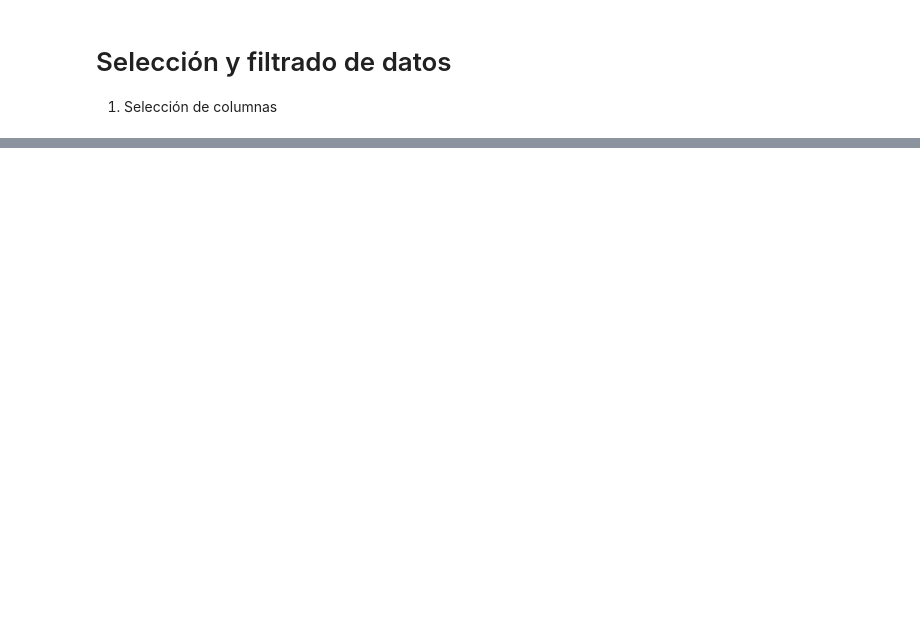
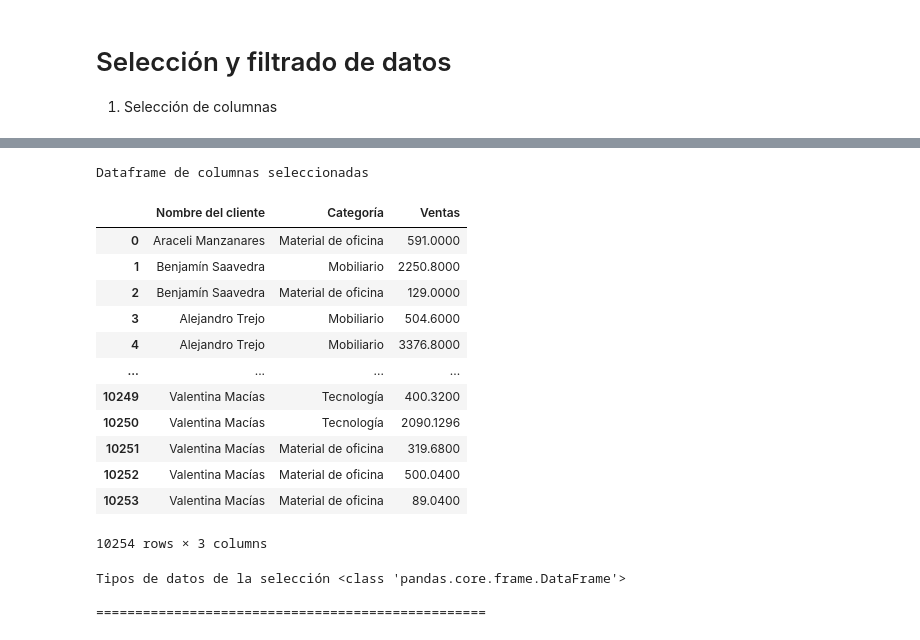
Before and after one commit to juanD20-9/Ejercicios-Bootcamp-AI, a Jupyter notebook: Ejercicio_pandas.ipynb, the cells around one changed output, grey strips where cells are left out. Cells and saved outputs as stored; diff of their text form; code cells hidden in the pictures; blank space fills up the shorter version.

```diff
--- a/Ejercicio_pandas.ipynb
+++ b/Ejercicio_pandas.ipynb
@@ -484,0 +441,25 @@ Name: Valor, Length: 133511, dtype: bool
+# %%
+#Selección de varias columnas
+varias_colum = df_xlsx[['Nombre del cliente', 'Categoría', 'Ventas']] # El nombre de la columna debe estar escrito tal cual en la base de datos
+print("Dataframe de columnas seleccionadas")
+display(varias_colum)
+print("Tipos de datos de la selección", type(varias_colum))
+print("\n" + "="*50 + "\n")
+# %% [output]
+Dataframe de columnas seleccionadas
+|  | Nombre del cliente | Categoría | Ventas |
+| 0 | Araceli Manzanares | Material de oficina | 591.0000 |
+| 1 | Benjamín Saavedra | Mobiliario | 2250.8000 |
+| 2 | Benjamín Saavedra | Material de oficina | 129.0000 |
+| 3 | Alejandro Trejo | Mobiliario | 504.6000 |
+| 4 | Alejandro Trejo | Mobiliario | 3376.8000 |
+| ... | ... | ... | ... |
+| 10249 | Valentina Macías | Tecnología | 400.3200 |
+| 10250 | Valentina Macías | Tecnología | 2090.1296 |
+| 10251 | Valentina Macías | Material de oficina | 319.6800 |
+| 10252 | Valentina Macías | Material de oficina | 500.0400 |
+| 10253 | Valentina Macías | Material de oficina | 89.0400 |
+10254 rows × 3 columns
+Tipos de datos de la selección <class 'pandas.core.frame.DataFrame'>
+
+==================================================
```
Also changed, not shown: parts of 15 cells of this notebook, 2 other files.
